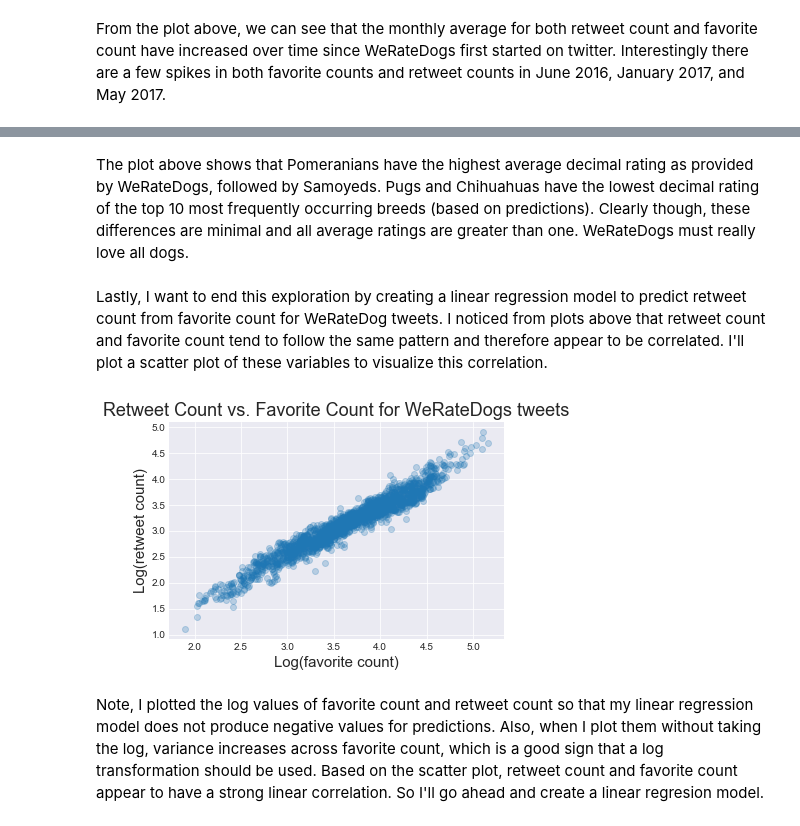
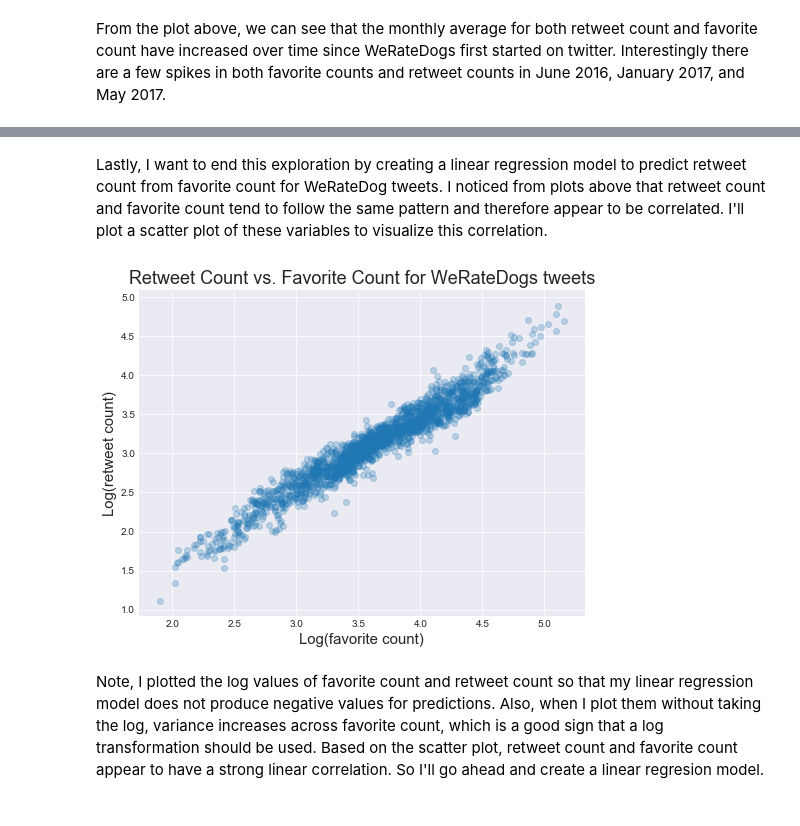
Before and after one commit to cnspatino/WeRateDogs-twitter-analysis, a Jupyter notebook: wrangle_act.ipynb, the cells around one changed output, grey strips where cells are left out. Drawn from its saved outputs; the diff is of its cells as text; code cells hidden in the pictures.

```diff
--- a/wrangle_act.ipynb
+++ b/wrangle_act.ipynb
@@ -1136,4 +1159,5 @@ First rename 'id' column in `additional_twitter_info_clean` table to 'tweet_id'
 # %%
-# rename 'id' column to 'tweet_id'
+# rename 'id' and 'id_str' column to 'tweet_id'
 additional_twitter_info_clean = additional_twitter_info_clean.rename(columns={'id':'tweet_id'})
+additional_twitter_info_clean = additional_twitter_info_clean.rename(columns={'id_str':'tweet_id_str'})
 # %%
@@ -1782,23 +1879,23 @@ plt.yticks(size=20);
-# %% [markdown]
-The plot above shows that Pomeranians have the highest average decimal rating as provided by WeRateDogs, followed by Samoyeds. Pugs and Chihuahuas have the lowest decimal rating of the top 10 most frequently occurring breeds (based on predictions). Clearly though, these differences are minimal and all average ratings are greater than one. WeRateDogs must really love all dogs.
 # %% [markdown]
 Lastly, I want to end this exploration by creating a linear regression model to predict retweet count from favorite count for WeRateDog tweets. I noticed from plots above that retweet count and favorite count tend to follow the same pattern and therefore appear to be correlated. I'll plot a scatter plot of these variables to visualize this correlation.
 # %%
 import math
 
 # definite x and y variables
 log_favorite_count = twitter_archive_clean.favorite_count.apply(lambda x: math.log10(x))
 log_retweet_count = twitter_archive_clean.retweet_count.apply(lambda x: math.log10(x))
+
+plt.figure(figsize=(8, 6))  # width:8, height:6
 
 # title and labels
 plt.ylabel('Log(retweet count)', size=15)
 plt.xlabel('Log(favorite count)', size=15)
 plt.title('Retweet Count vs. Favorite Count for WeRateDogs tweets', size=18)
 
 # plot scatter plot
 plt.scatter(log_favorite_count, log_retweet_count, alpha=1/4);
 # %% [output]
-[figure, old version]
+[figure, new version]
 # %% [markdown]
 Note, I plotted the log values of favorite count and retweet count so that my linear regression model does not produce negative values for predictions. Also, when I plot them without taking the log, variance increases across favorite count, which is a good sign that a log transformation should be used. Based on the scatter plot, retweet count and favorite count appear to have a strong linear correlation. So I'll go ahead and create a linear regresion model.
 # %%
```
Also changed, not shown: parts of 63 cells of this notebook.
